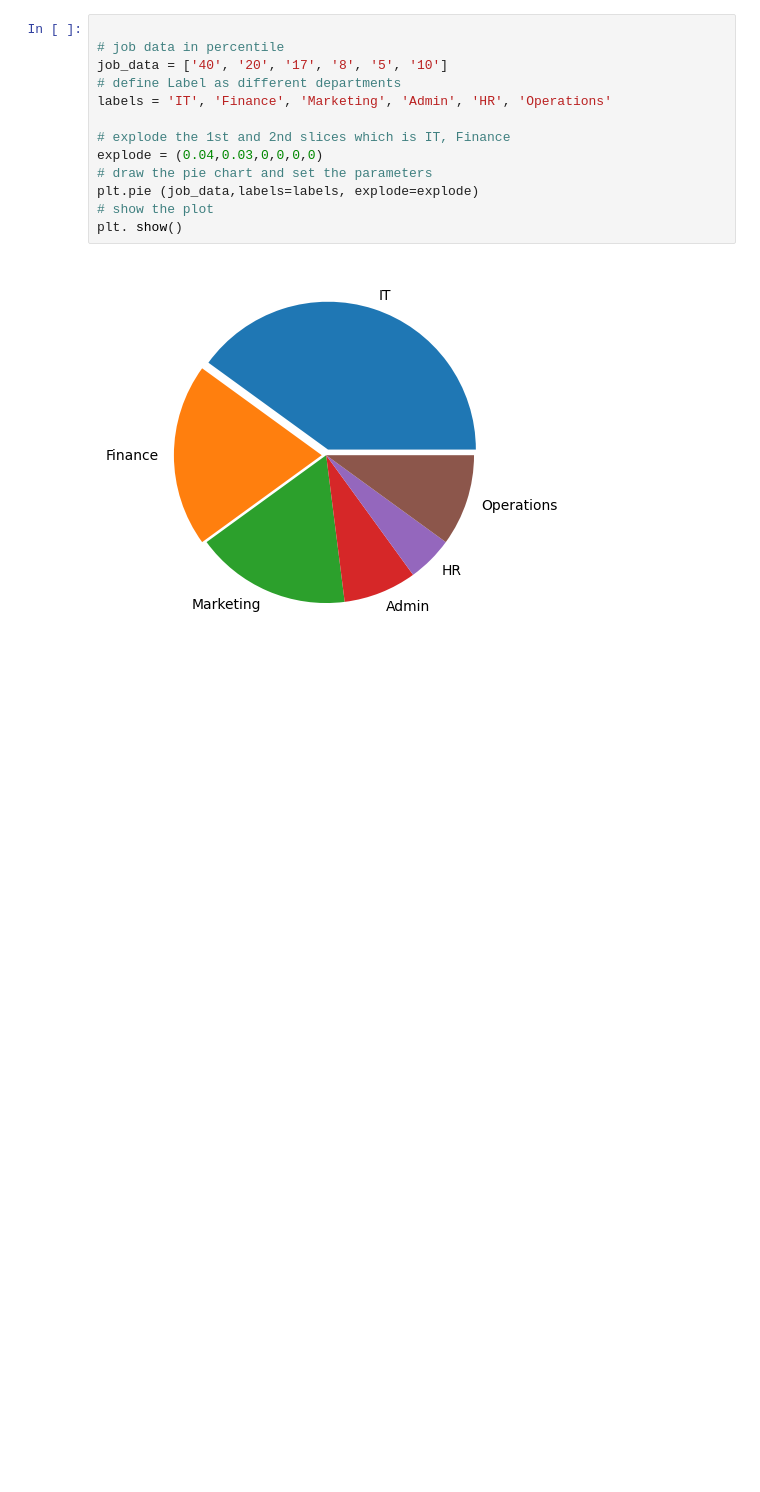
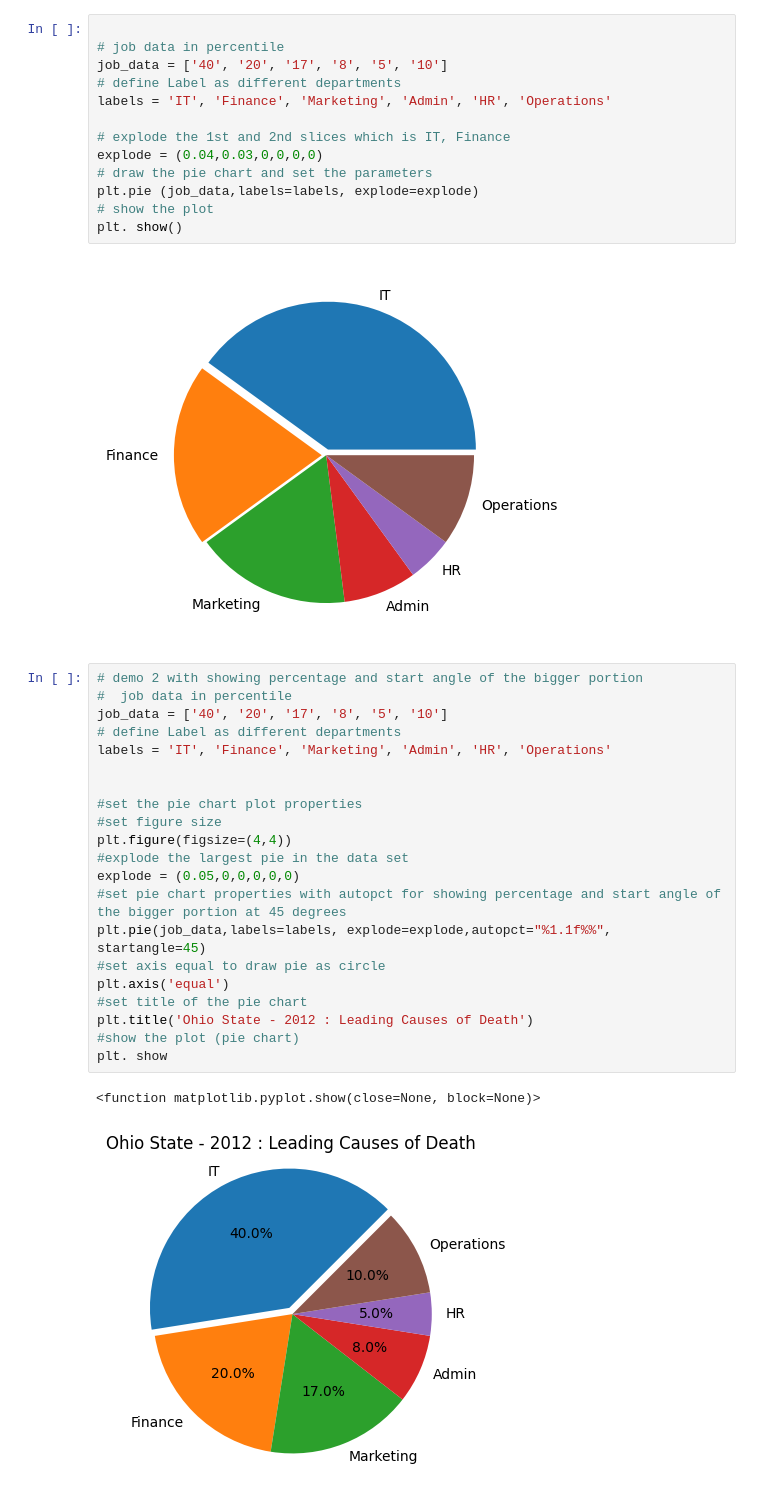
Before and after one commit to mohsensho/dataScienceWithPython, a Jupyter notebook: pieChart.ipynb, the cells around one changed output. Drawn from its saved outputs; the diff is of its cells as text; blank space fills up the shorter version.

Commit message:
pie chart demo 2 showing percentage and setting start angle

```diff
--- a/pieChart.ipynb
+++ b/pieChart.ipynb
@@ -17,3 +17,27 @@ plt.pie (job_data,labels=labels, explode=explode)
 plt. show()
 # %% [output]
 [figure]
+# %%
+# demo 2 with showing percentage and start angle of the bigger portion
+#  job data in percentile
+job_data = ['40', '20', '17', '8', '5', '10']
+# define Label as different departments
+labels = 'IT', 'Finance', 'Marketing', 'Admin', 'HR', 'Operations'
+
+
+#set the pie chart plot properties
+#set figure size
+plt.figure(figsize=(4,4))
+#explode the largest pie in the data set
+explode = (0.05,0,0,0,0,0)
+#set pie chart properties with autopct for showing percentage and start angle of the bigger portion at 45 degrees
+plt.pie(job_data,labels=labels, explode=explode,autopct="%1.1f%%", startangle=45)
+#set axis equal to draw pie as circle
+plt.axis('equal')
+#set title of the pie chart
+plt.title('Ohio State - 2012 : Leading Causes of Death')
+#show the plot (pie chart)
+plt. show
+# %% [output]
+<function matplotlib.pyplot.show(close=None, block=None)>
+[figure, added]
```
